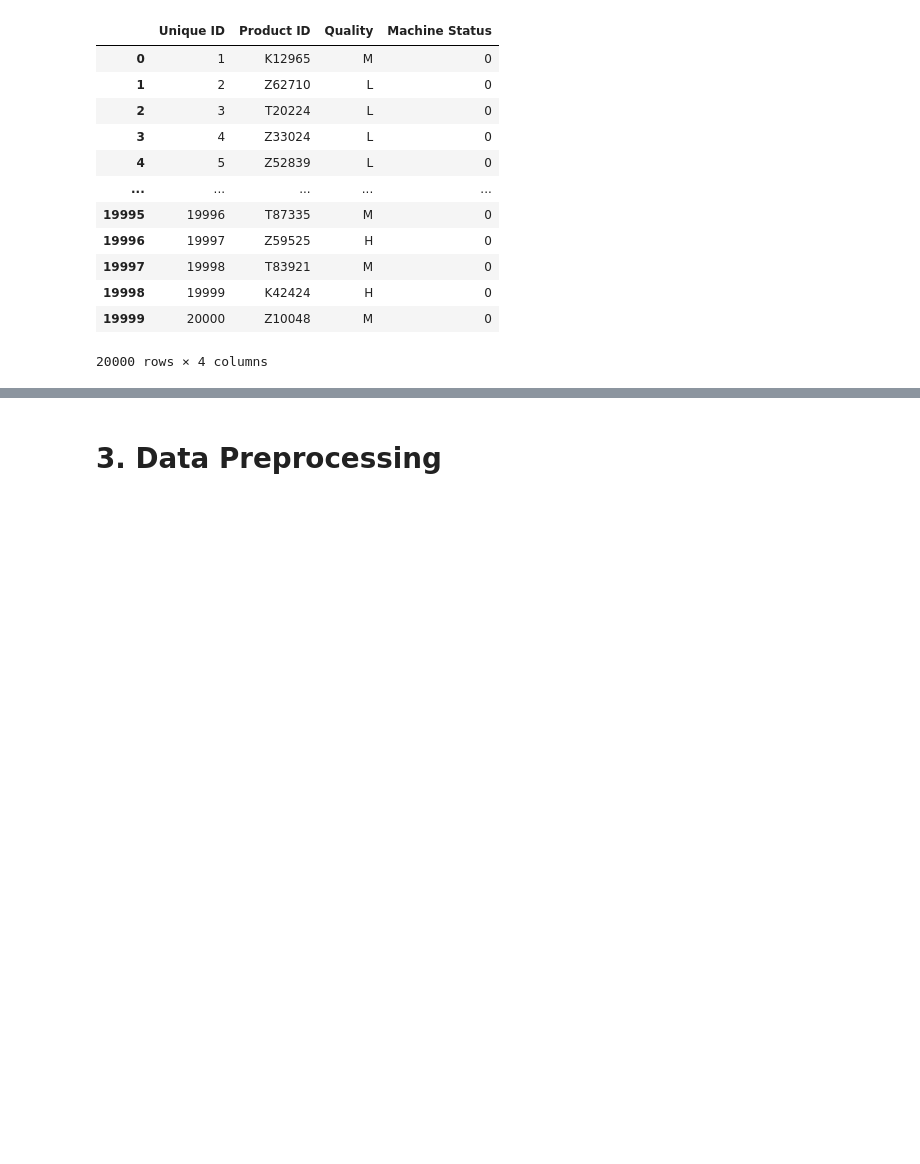
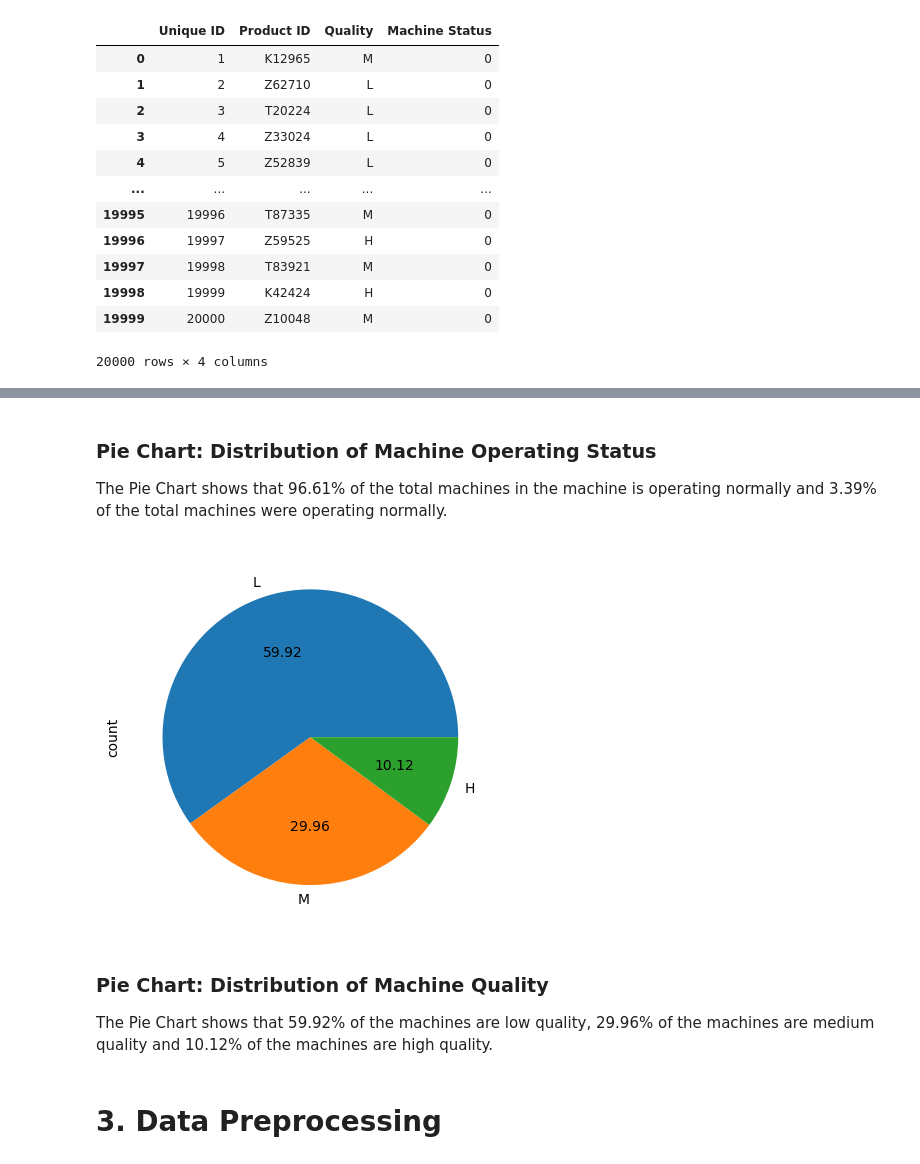
Before and after one commit to Mrkcuz-21/Predicting-Factory-Machine-Status-ML-Project, a Jupyter notebook: Predicting_Factory_Machine_Status_ML.ipynb, the cells around one changed output, grey strips where cells are left out. Saved outputs shown, nothing was run; the diff lists cells and outputs as text; code cells hidden in the pictures; blank space fills up the shorter version.

```diff
--- a/Predicting_Factory_Machine_Status_ML.ipynb
+++ b/Predicting_Factory_Machine_Status_ML.ipynb
@@ -232,3 +239,16 @@ dataset[['Unique ID', 'Product ID', 'Quality', 'Machine Status']]
+# %% [markdown]
+### Pie Chart: Distribution of Machine Operating Status
+
+The Pie Chart shows that 96.61% of the total machines in the machine is operating normally and 3.39% of the total machines were operating normally.
+# %%
+dataset["Quality"].value_counts().plot.pie(autopct="%.2f")
+plt.show()
+# %% [output]
+[figure, added]
+# %% [markdown]
+### Pie Chart: Distribution of Machine Quality
+
+The Pie Chart shows that 59.92% of the machines are low quality, 29.96% of the machines are medium quality and 10.12% of the machines are high quality.
 # %% [markdown]
 # 3. Data Preprocessing
 # %% [markdown]
```
Also changed, not shown: parts of 2 cells of this notebook.
